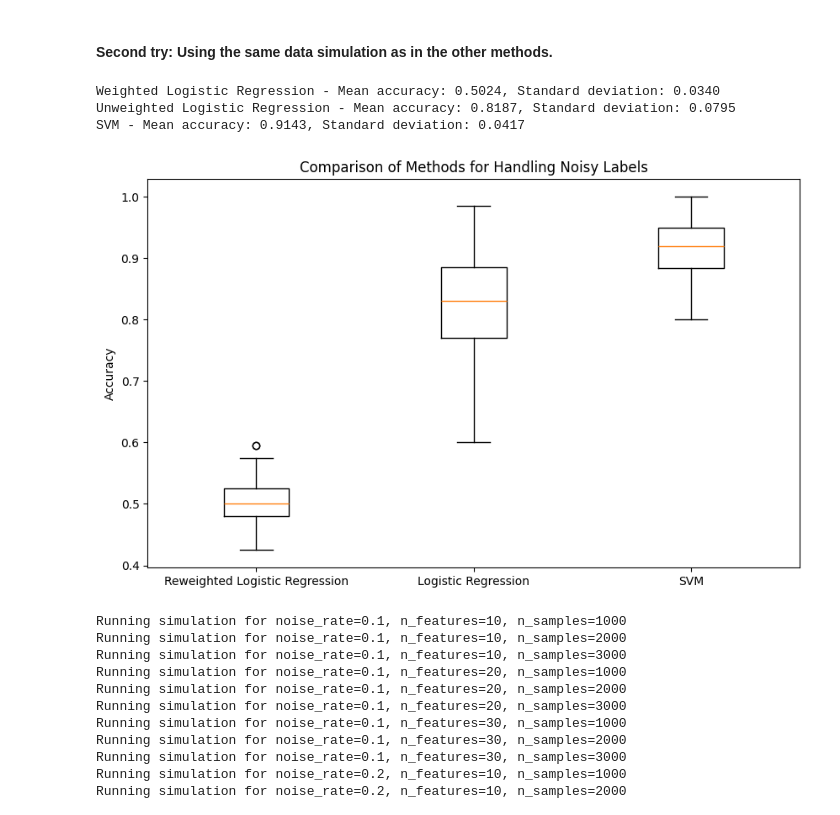
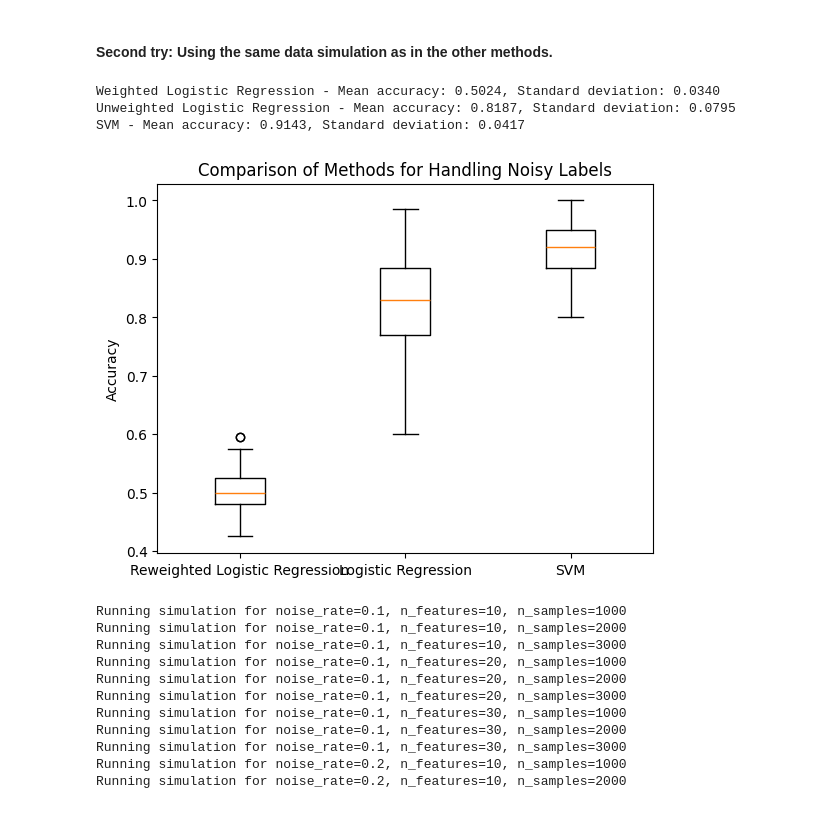
Before and after one commit to Bekona/Master_thesis, a Jupyter notebook: importance_reweighting.ipynb, the cells around one changed output. Saved outputs shown, nothing was run; the diff lists cells and outputs as text; code cells hidden in the pictures.

Commit message:
comparison graphs

```diff
--- a/importance_reweighting.ipynb
+++ b/importance_reweighting.ipynb
@@ -306,37 +306,37 @@ seed = 42
 
 # Run the simulation study
 accuracies_weighted_lr, accuracies_unweighted_lr, accuracies_svm = simulation_study(seed=seed)
 
 # Calculate mean and standard deviation of accuracies for each method
 mean_accuracy_weighted_lr = np.mean(accuracies_weighted_lr)
 std_accuracy_weighted_lr = np.std(accuracies_weighted_lr)
 
 mean_accuracy_unweighted_lr = np.mean(accuracies_unweighted_lr)
 std_accuracy_unweighted_lr = np.std(accuracies_unweighted_lr)
 
 mean_accuracy_svm = np.mean(accuracies_svm)
 std_accuracy_svm = np.std(accuracies_svm)
 
 print(f"Weighted Logistic Regression - Mean accuracy: {mean_accuracy_weighted_lr:.4f}, Standard deviation: {std_accuracy_weighted_lr:.4f}")
 print(f"Unweighted Logistic Regression - Mean accuracy: {mean_accuracy_unweighted_lr:.4f}, Standard deviation: {std_accuracy_unweighted_lr:.4f}")
 print(f"SVM - Mean accuracy: {mean_accuracy_svm:.4f}, Standard deviation: {std_accuracy_svm:.4f}")
 
 # Boxplot visualization function
-def visualize_boxplot(accuracies_weighted_lr, accuracies_unweighted_lr, accuracies_svm):
+def visualize_boxplot(accuracies_weighted_lr, accuracies_unweighted_lr, accuracies_svm, filename = "reweighting.jpg"):
     data = [accuracies_weighted_lr, accuracies_unweighted_lr, accuracies_svm]
-    plt.figure(figsize=(10, 6))
     plt.boxplot(data, labels=['Reweighted Logistic Regression', 'Logistic Regression', 'SVM'])
     plt.ylabel('Accuracy')
     plt.title('Comparison of Methods for Handling Noisy Labels')
+    plt.savefig(filename, format='jpg', dpi=300)
     plt.show()
 
 # Visualize the accuracies using boxplot
-visualize_boxplot(accuracies_weighted_lr, accuracies_unweighted_lr, accuracies_svm)
+visualize_boxplot(accuracies_weighted_lr, accuracies_unweighted_lr, accuracies_svm, filename = "reweighting.jpg")
 # %% [output]
 Weighted Logistic Regression - Mean accuracy: 0.5024, Standard deviation: 0.0340
 Unweighted Logistic Regression - Mean accuracy: 0.8187, Standard deviation: 0.0795
 SVM - Mean accuracy: 0.9143, Standard deviation: 0.0417
-[figure, old version]
+[figure, new version]
 # %%
 def simulation_study_multiple_configs(noise_rates, n_features_list, n_samples_list, n_datasets=100, test_size=0.2, seed=None):
     results = []
```
Also changed, not shown: parts of 1 cell of this notebook, 8 other files.
